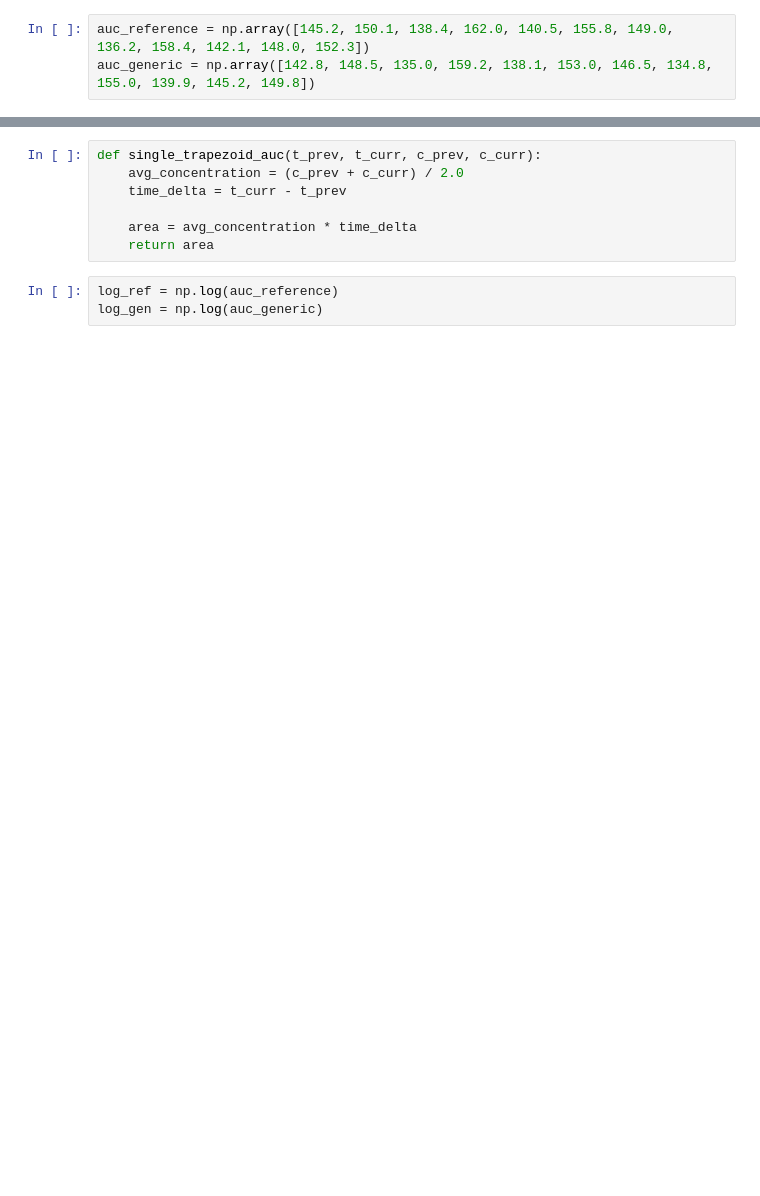
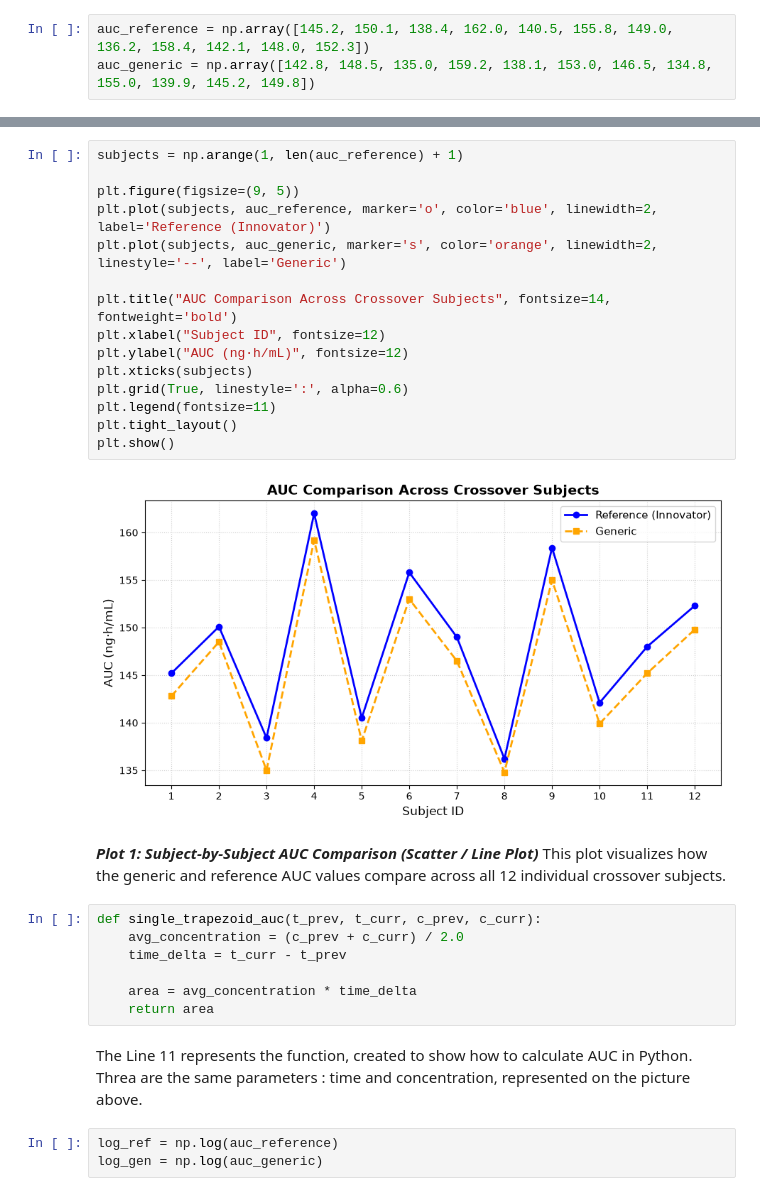
Before and after one commit to dilyaaana-lab/Bioequivalence---Module-2---Project-, a Jupyter notebook: Bioequivalence.ipynb, the cells around one changed output, grey strips where cells are left out. Saved outputs shown, nothing was run; the diff lists cells and outputs as text; blank space fills up the shorter version.

Commit message:
Graphics by Matplotlib Library in Python
I tried to  show the calculation, made on the basis of statisstical parameters - Confidence Interval and SEM , and AUC by the library Matplotlib in Python.

```diff
--- a/Bioequivalence.ipynb
+++ b/Bioequivalence.ipynb
@@ -55,3 +92,23 @@ Formula of AUC: By using: Python code
+# %%
+subjects = np.arange(1, len(auc_reference) + 1)
+
+plt.figure(figsize=(9, 5))
+plt.plot(subjects, auc_reference, marker='o', color='blue', linewidth=2, label='Reference (Innovator)')
+plt.plot(subjects, auc_generic, marker='s', color='orange', linewidth=2, linestyle='--', label='Generic')
+
+plt.title("AUC Comparison Across Crossover Subjects", fontsize=14, fontweight='bold')
+plt.xlabel("Subject ID", fontsize=12)
+plt.ylabel("AUC (ng·h/mL)", fontsize=12)
+plt.xticks(subjects)
+plt.grid(True, linestyle=':', alpha=0.6)
+plt.legend(fontsize=11)
+plt.tight_layout()
+plt.show()
+# %% [output]
+[figure, added]
+# %% [markdown]
+***Plot 1: Subject-by-Subject AUC Comparison (Scatter / Line Plot)***
+This plot visualizes how the generic and reference AUC values compare across all 12 individual crossover subjects.
 # %%
 def single_trapezoid_auc(t_prev, t_curr, c_prev, c_curr):
     avg_concentration = (c_prev + c_curr) / 2.0
@@ -59,6 +116,9 @@ def single_trapezoid_auc(t_prev, t_curr, c_prev, c_curr):
 
     area = avg_concentration * time_delta
     return area
+# %% [markdown]
+The Line 11 represents the function, created to show how to calculate AUC in Python.
+Threa are the same parameters : time and concentration, represented on the picture above.
 # %%
 log_ref = np.log(auc_reference)
 log_gen = np.log(auc_generic)
```
Also changed, not shown: parts of 14 cells of this notebook.
